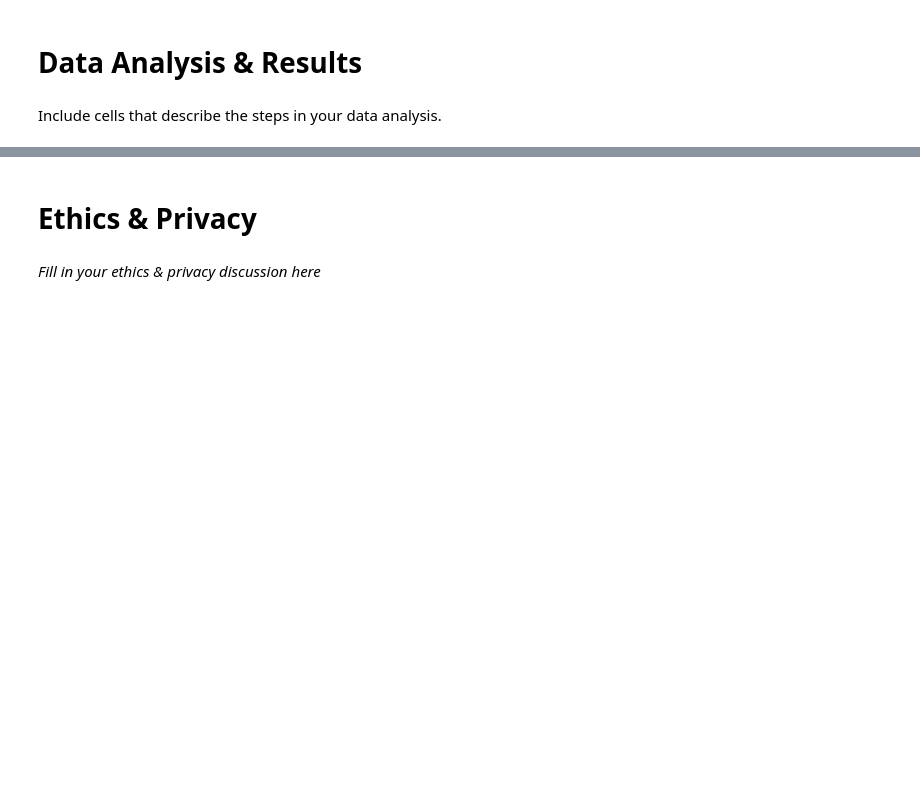
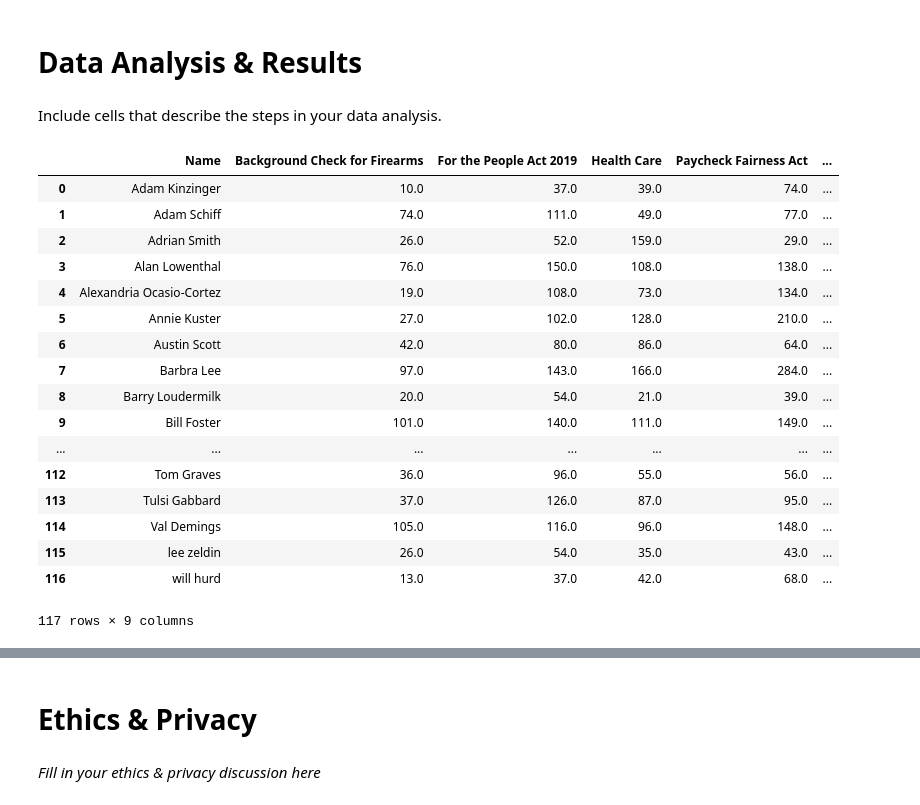
Before and after one commit to annsudhart/politician-tweet-analysis, a Jupyter notebook: data_collection.ipynb, the cells around one changed output, grey strips where cells are left out. Saved outputs shown, nothing was run; the diff lists cells and outputs as text; code cells hidden in the pictures; blank space fills up the shorter version.

```diff
--- a/data_collection.ipynb
+++ b/data_collection.ipynb
@@ -213,5 +215,26 @@ Describe your data cleaning steps here.
 # %% [markdown]
 Include cells that describe the steps in your data analysis.
 # %%
-## YOUR CODE HERE
+tweetData = pd.read_csv("tweet_counts.csv")
+tweets = pd.read_csv("tweets_by_bill")
+tweetData
 ## FEEL FREE TO ADD MULTIPLE CELLS PER SECTION
+# %% [output]
+|  | Name | Background Check for Firearms | For the People Act 2019 | Health Care | Paycheck Fairness Act | ... |
+| 0 | Adam Kinzinger | 10.0 | 37.0 | 39.0 | 74.0 | ... |
+| 1 | Adam Schiff | 74.0 | 111.0 | 49.0 | 77.0 | ... |
+| 2 | Adrian Smith | 26.0 | 52.0 | 159.0 | 29.0 | ... |
+| 3 | Alan Lowenthal | 76.0 | 150.0 | 108.0 | 138.0 | ... |
+| 4 | Alexandria Ocasio-Cortez | 19.0 | 108.0 | 73.0 | 134.0 | ... |
+| 5 | Annie Kuster | 27.0 | 102.0 | 128.0 | 210.0 | ... |
+| 6 | Austin Scott | 42.0 | 80.0 | 86.0 | 64.0 | ... |
+| 7 | Barbra Lee | 97.0 | 143.0 | 166.0 | 284.0 | ... |
+| 8 | Barry Loudermilk | 20.0 | 54.0 | 21.0 | 39.0 | ... |
+| 9 | Bill Foster | 101.0 | 140.0 | 111.0 | 149.0 | ... |
+| ... | ... | ... | ... | ... | ... | ... |
+| 112 | Tom Graves | 36.0 | 96.0 | 55.0 | 56.0 | ... |
+| 113 | Tulsi Gabbard | 37.0 | 126.0 | 87.0 | 95.0 | ... |
+| 114 | Val Demings | 105.0 | 116.0 | 96.0 | 148.0 | ... |
+| 115 | lee zeldin | 26.0 | 54.0 | 35.0 | 43.0 | ... |
+| 116 | will hurd | 13.0 | 37.0 | 42.0 | 68.0 | ... |
+117 rows × 9 columns
```
Also changed, not shown: parts of 3 cells of this notebook.
